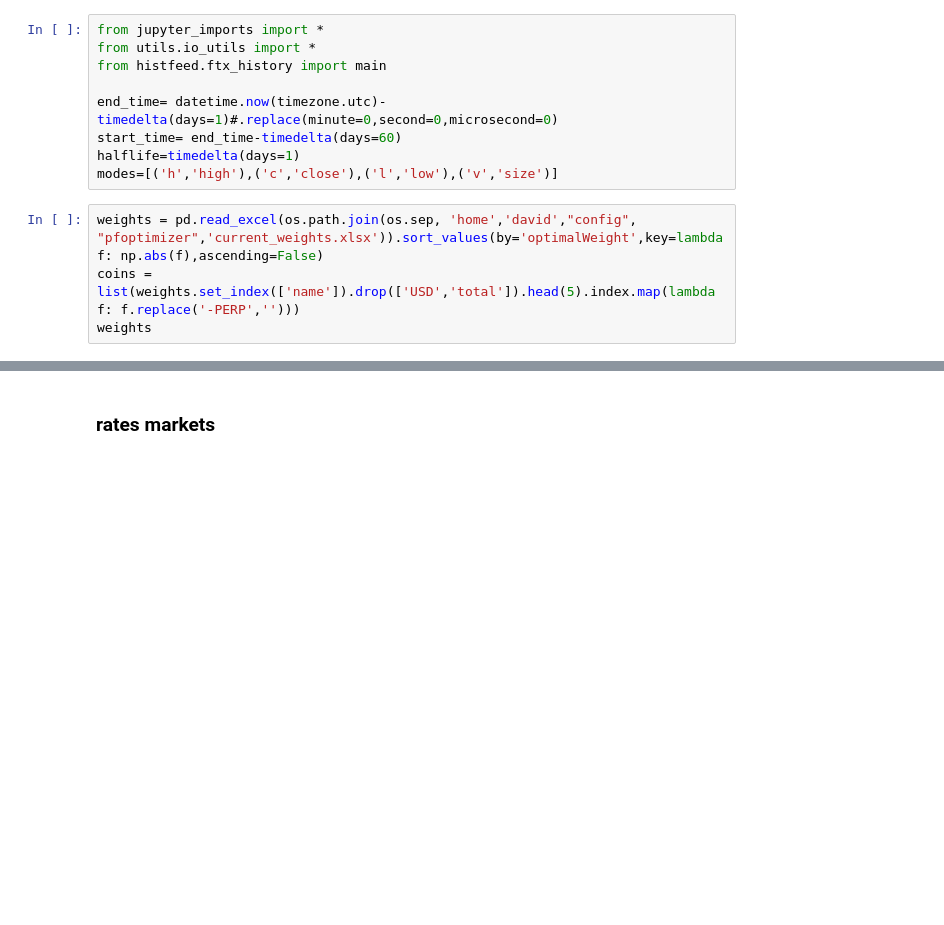
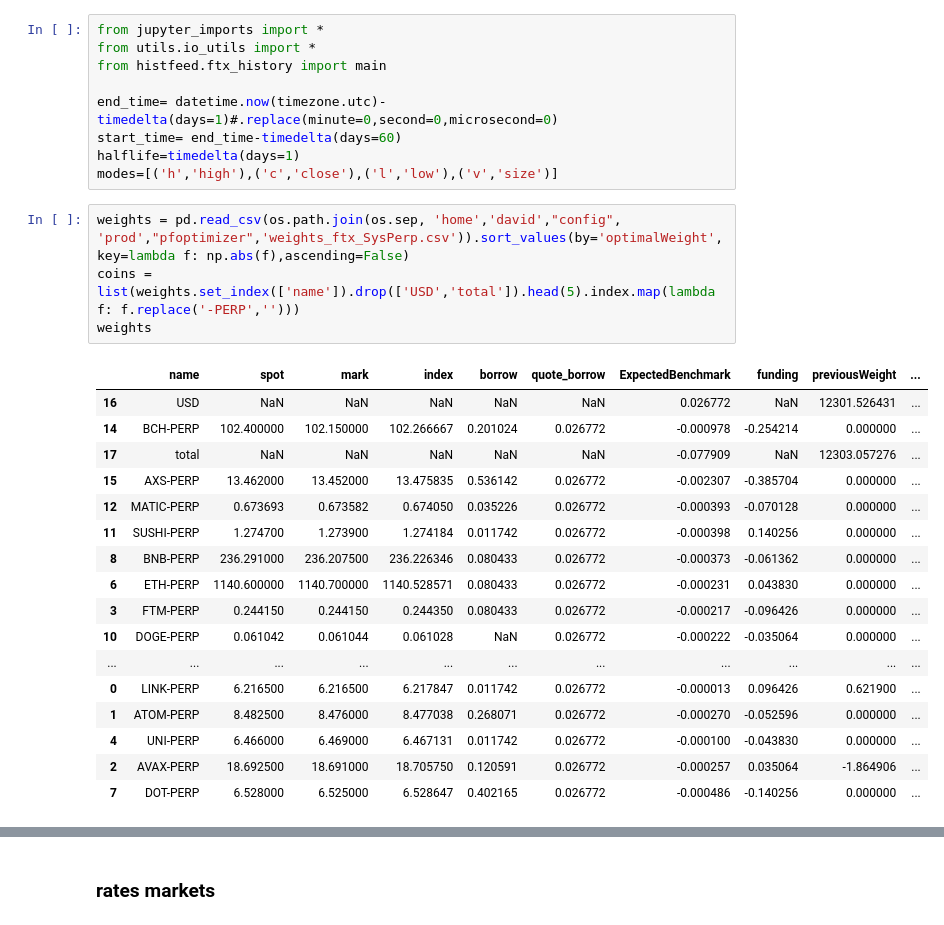
Before and after one commit to Sety-project/pylibs, a Jupyter notebook: ux/FTX reader.ipynb, the cells around one changed output, grey strips where cells are left out. Cells and saved outputs as stored; diff of their text form; blank space fills up the shorter version.

```diff
--- a/ux/FTX reader.ipynb
+++ b/ux/FTX reader.ipynb
@@ -10,7 +10,25 @@ start_time= end_time-timedelta(days=60)
 halflife=timedelta(days=1)
 modes=[('h','high'),('c','close'),('l','low'),('v','size')]
 # %%
-weights = pd.read_excel(os.path.join(os.sep, 'home','david',"config", "pfoptimizer",'current_weights.xlsx')).sort_values(by='optimalWeight',key=lambda f: np.abs(f),ascending=False)
+weights = pd.read_csv(os.path.join(os.sep, 'home','david',"config", 'prod',"pfoptimizer",'weights_ftx_SysPerp.csv')).sort_values(by='optimalWeight',key=lambda f: np.abs(f),ascending=False)
 coins = list(weights.set_index(['name']).drop(['USD','total']).head(5).index.map(lambda f: f.replace('-PERP','')))
 weights
+# %% [output]
+|  | name | spot | mark | index | borrow | quote_borrow | ExpectedBenchmark | funding | previousWeight | ... |
+| 16 | USD | NaN | NaN | NaN | NaN | NaN | 0.026772 | NaN | 12301.526431 | ... |
+| 14 | BCH-PERP | 102.400000 | 102.150000 | 102.266667 | 0.201024 | 0.026772 | -0.000978 | -0.254214 | 0.000000 | ... |
+| 17 | total | NaN | NaN | NaN | NaN | NaN | -0.077909 | NaN | 12303.057276 | ... |
+| 15 | AXS-PERP | 13.462000 | 13.452000 | 13.475835 | 0.536142 | 0.026772 | -0.002307 | -0.385704 | 0.000000 | ... |
+| 12 | MATIC-PERP | 0.673693 | 0.673582 | 0.674050 | 0.035226 | 0.026772 | -0.000393 | -0.070128 | 0.000000 | ... |
+| 11 | SUSHI-PERP | 1.274700 | 1.273900 | 1.274184 | 0.011742 | 0.026772 | -0.000398 | 0.140256 | 0.000000 | ... |
+| 8 | BNB-PERP | 236.291000 | 236.207500 | 236.226346 | 0.080433 | 0.026772 | -0.000373 | -0.061362 | 0.000000 | ... |
+| 6 | ETH-PERP | 1140.600000 | 1140.700000 | 1140.528571 | 0.080433 | 0.026772 | -0.000231 | 0.043830 | 0.000000 | ... |
+| 3 | FTM-PERP | 0.244150 | 0.244150 | 0.244350 | 0.080433 | 0.026772 | -0.000217 | -0.096426 | 0.000000 | ... |
+| 10 | DOGE-PERP | 0.061042 | 0.061044 | 0.061028 | NaN | 0.026772 | -0.000222 | -0.035064 | 0.000000 | ... |
+| ... | ... | ... | ... | ... | ... | ... | ... | ... | ... | ... |
+| 0 | LINK-PERP | 6.216500 | 6.216500 | 6.217847 | 0.011742 | 0.026772 | -0.000013 | 0.096426 | 0.621900 | ... |
+| 1 | ATOM-PERP | 8.482500 | 8.476000 | 8.477038 | 0.268071 | 0.026772 | -0.000270 | -0.052596 | 0.000000 | ... |
+| 4 | UNI-PERP | 6.466000 | 6.469000 | 6.467131 | 0.011742 | 0.026772 | -0.000100 | -0.043830 | 0.000000 | ... |
+| 2 | AVAX-PERP | 18.692500 | 18.691000 | 18.705750 | 0.120591 | 0.026772 | -0.000257 | 0.035064 | -1.864906 | ... |
+| 7 | DOT-PERP | 6.528000 | 6.525000 | 6.528647 | 0.402165 | 0.026772 | -0.000486 | -0.140256 | 0.000000 | ... |
 # %%
```
Also changed, not shown: parts of 9 cells of this notebook, 9 other files.
